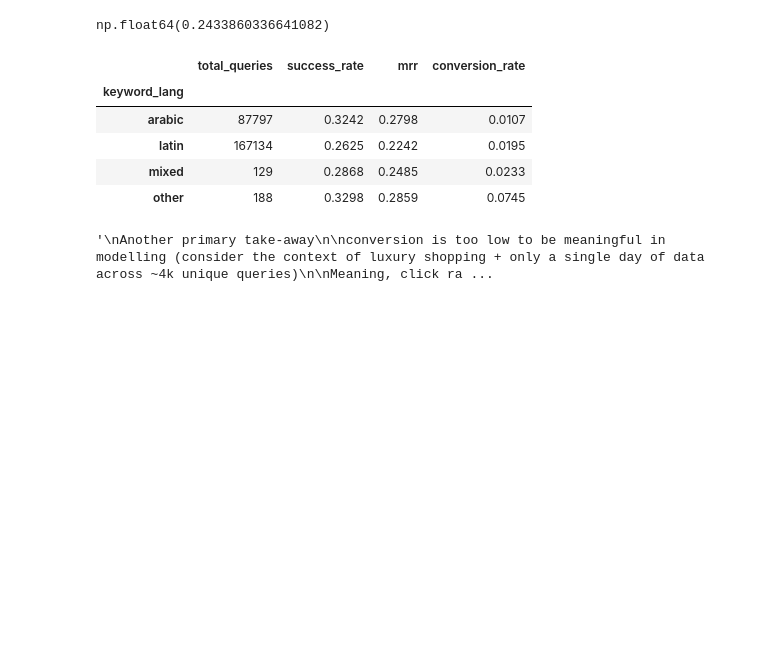
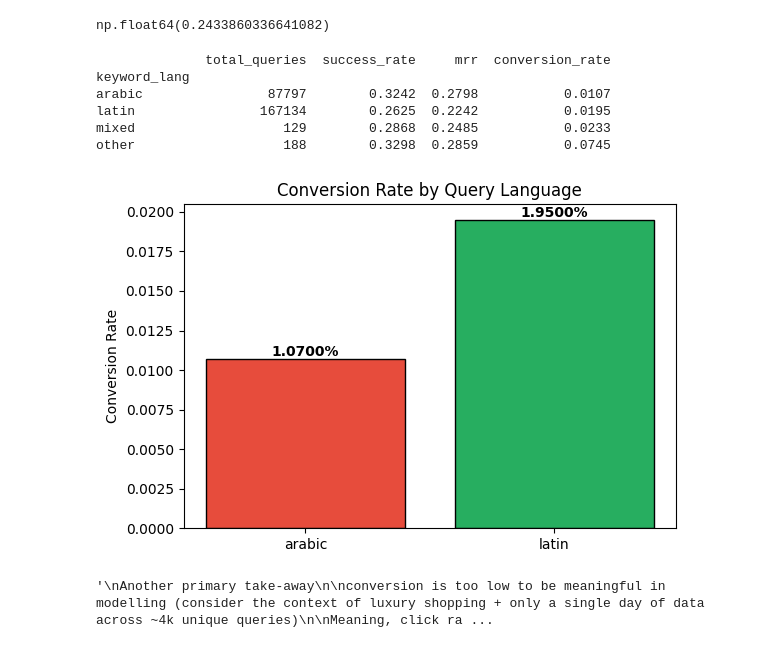
Before and after one commit to abdelatifsd/ounass_prototypes, a Jupyter notebook: final/search/Part 1 - Data Understanding & Diagnostics.ipynb, the cells around one changed output. Cells and saved outputs as stored; diff of their text form; code cells hidden in the pictures; blank space fills up the shorter version.

```diff
--- a/final/search/Part 1 - Data Understanding & Diagnostics.ipynb
+++ b/final/search/Part 1 - Data Understanding & Diagnostics.ipynb
@@ -253,19 +254,39 @@ query_metrics["reciprocal_rank"].mean()
 # %% [output]
 np.float64(0.2433860336641082)
 # %%
-query_metrics.groupby("keyword_lang").agg(
+result = query_metrics.groupby("keyword_lang").agg(
     total_queries=("num_clicks", "count"),
     success_rate=("num_clicks", lambda x: (x > 0).mean()),
     mrr=("reciprocal_rank", "mean"),
     conversion_rate=("num_conversions", lambda x: (x > 0).mean())
 ).round(4)
+
+print(result)
 # %% [output]
-|  | total_queries | success_rate | mrr | conversion_rate |
-| keyword_lang |  |  |  |  |
-| arabic | 87797 | 0.3242 | 0.2798 | 0.0107 |
-| latin | 167134 | 0.2625 | 0.2242 | 0.0195 |
-| mixed | 129 | 0.2868 | 0.2485 | 0.0233 |
-| other | 188 | 0.3298 | 0.2859 | 0.0745 |
+              total_queries  success_rate     mrr  conversion_rate
+keyword_lang
+arabic                87797        0.3242  0.2798           0.0107
+latin                167134        0.2625  0.2242           0.0195
+mixed                   129        0.2868  0.2485           0.0233
+other                   188        0.3298  0.2859           0.0745
+# %%
+langs = ["arabic", "latin"]
+conv = result["conversion_rate"].tolist()[:2]
+colors = ["#e74c3c", "#27ae60"]
+
+fig, ax = plt.subplots(figsize=(6, 4))
+bars = ax.bar(langs, conv, color=colors, edgecolor="black")
+ax.set_title("Conversion Rate by Query Language")
+ax.set_ylabel("Conversion Rate")
+
+for bar, v in zip(bars, conv):
+    ax.text(bar.get_x() + bar.get_width()/2, v, f"{v:.4%}",
+            ha="center", va="bottom", fontweight="bold")
+
+plt.tight_layout()
+plt.show()
+# %% [output]
+[figure, added]
 # %%
 ## MRR values interpretation: users are scrolling deep before finding something worth clicking
 
```
Also changed, not shown: parts of 1 cell of this notebook, 1 other file.
